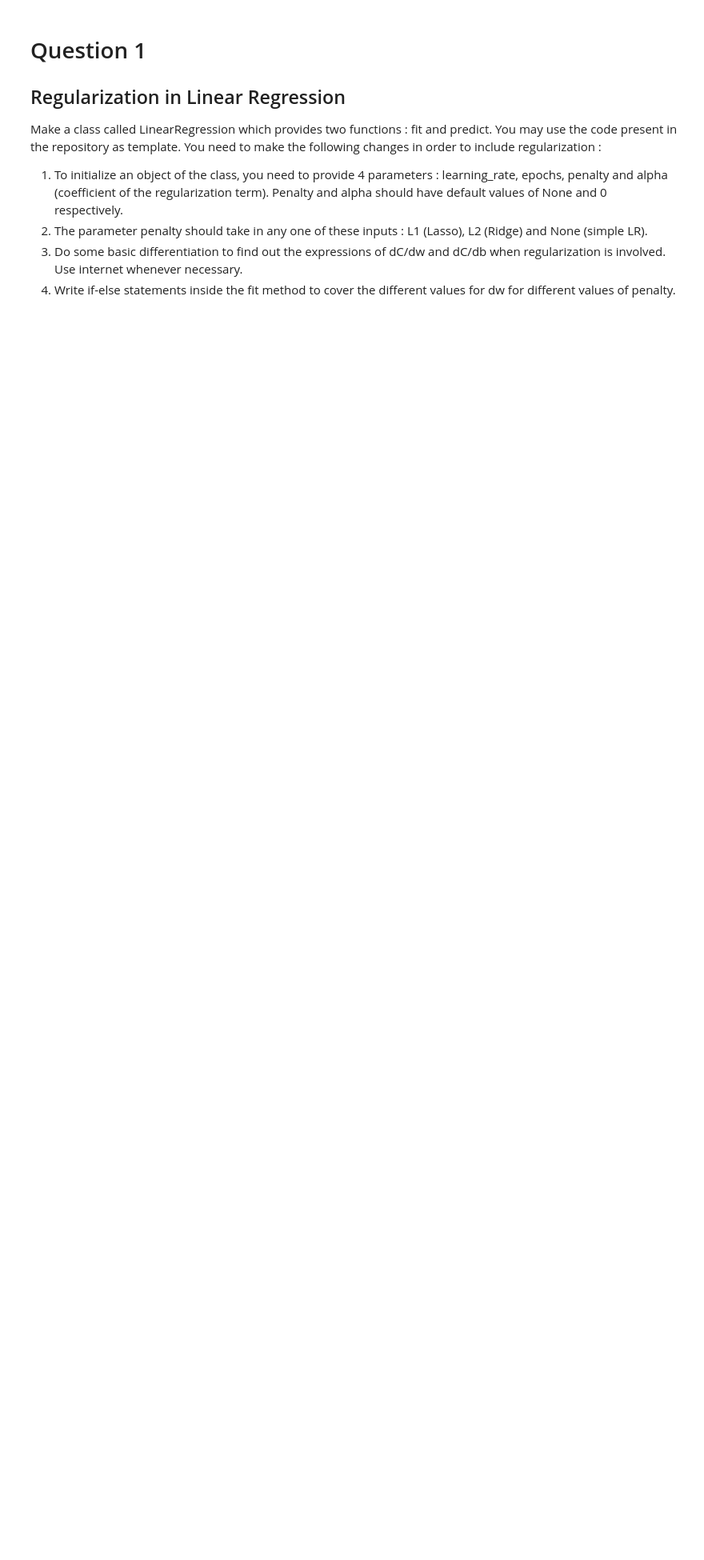
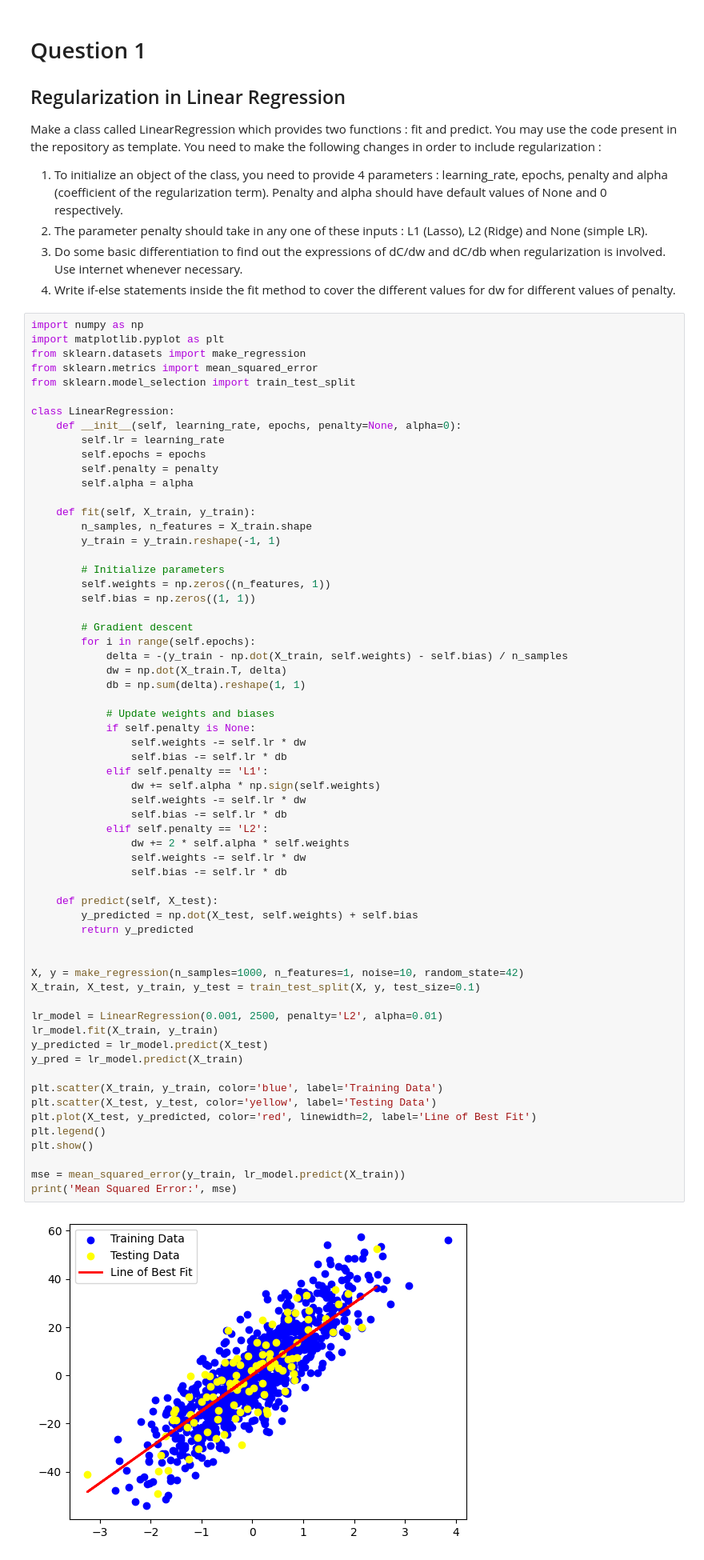
Before and after one commit to Intro-to-ML-and-DL/Intro-to-ML-and-DL, a Jupyter notebook: Week 2/Assignment/Stamatics_Assignment2.ipynb, the cells around one changed output. Shown at 80% size. Drawn from its saved outputs; the diff is of its cells as text; blank space fills up the shorter version.

```diff
--- a/Week 2/Assignment/Stamatics_Assignment2.ipynb
+++ b/Week 2/Assignment/Stamatics_Assignment2.ipynb
@@ -6,3 +6,67 @@ Make a class called LinearRegression which provides two functions : fit and pred
 2. The parameter penalty should take in any one of these inputs : L1 (Lasso), L2 (Ridge) and None (simple LR).
 3. Do some basic differentiation to find out the expressions of dC/dw and dC/db when regularization is involved. Use internet whenever necessary.
 4. Write if-else statements inside the fit method to cover the different values for dw for different values of penalty.
+# %%
+import numpy as np
+import matplotlib.pyplot as plt
+from sklearn.datasets import make_regression
+from sklearn.metrics import mean_squared_error
+from sklearn.model_selection import train_test_split
+
+class LinearRegression:
+    def __init__(self, learning_rate, epochs, penalty=None, alpha=0):
+        self.lr = learning_rate
+        self.epochs = epochs
+        self.penalty = penalty
+        self.alpha = alpha
+
+    def fit(self, X_train, y_train):
+        n_samples, n_features = X_train.shape
+        y_train = y_train.reshape(-1, 1)
+
+        # Initialize parameters
+        self.weights = np.zeros((n_features, 1))
+        self.bias = np.zeros((1, 1))
+
+        # Gradient descent
+        for i in range(self.epochs):
+            delta = -(y_train - np.dot(X_train, self.weights) - self.bias) / n_samples
+            dw = np.dot(X_train.T, delta)
+            db = np.sum(delta).reshape(1, 1)
+
+            # Update weights and biases
+            if self.penalty is None:
+                self.weights -= self.lr * dw
+                self.bias -= self.lr * db
+            elif self.penalty == 'L1':
+                dw += self.alpha * np.sign(self.weights)
+                self.weights -= self.lr * dw
+                self.bias -= self.lr * db
+            elif self.penalty == 'L2':
+                dw += 2 * self.alpha * self.weights
+                self.weights -= self.lr * dw
+                self.bias -= self.lr * db
+
+    def predict(self, X_test):
+        y_predicted = np.dot(X_test, self.weights) + self.bias
+        return y_predicted
+
+
+X, y = make_regression(n_samples=1000, n_features=1, noise=10, random_state=42)
+X_train, X_test, y_train, y_test = train_test_split(X, y, test_size=0.1)
+
+lr_model = LinearRegression(0.001, 2500, penalty='L2', alpha=0.01)
+lr_model.fit(X_train, y_train)
+y_predicted = lr_model.predict(X_test)
+y_pred = lr_model.predict(X_train)
+
+plt.scatter(X_train, y_train, color='blue', label='Training Data')
+plt.scatter(X_test, y_test, color='yellow', label='Testing Data')
+plt.plot(X_test, y_predicted, color='red', linewidth=2, label='Line of Best Fit')
+plt.legend()
+plt.show()
+
+mse = mean_squared_error(y_train, lr_model.predict(X_train))
+print('Mean Squared Error:', mse)
+# %% [output]
+[figure, added]
```
Also changed, not shown: parts of 10 cells of this notebook, 2 other files.
